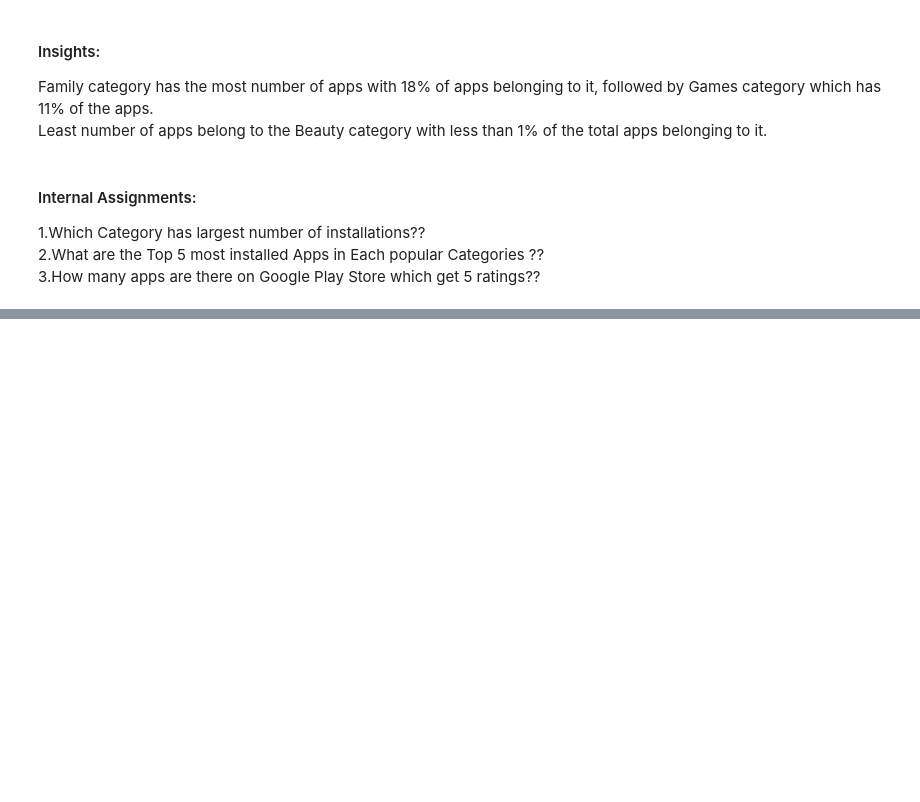
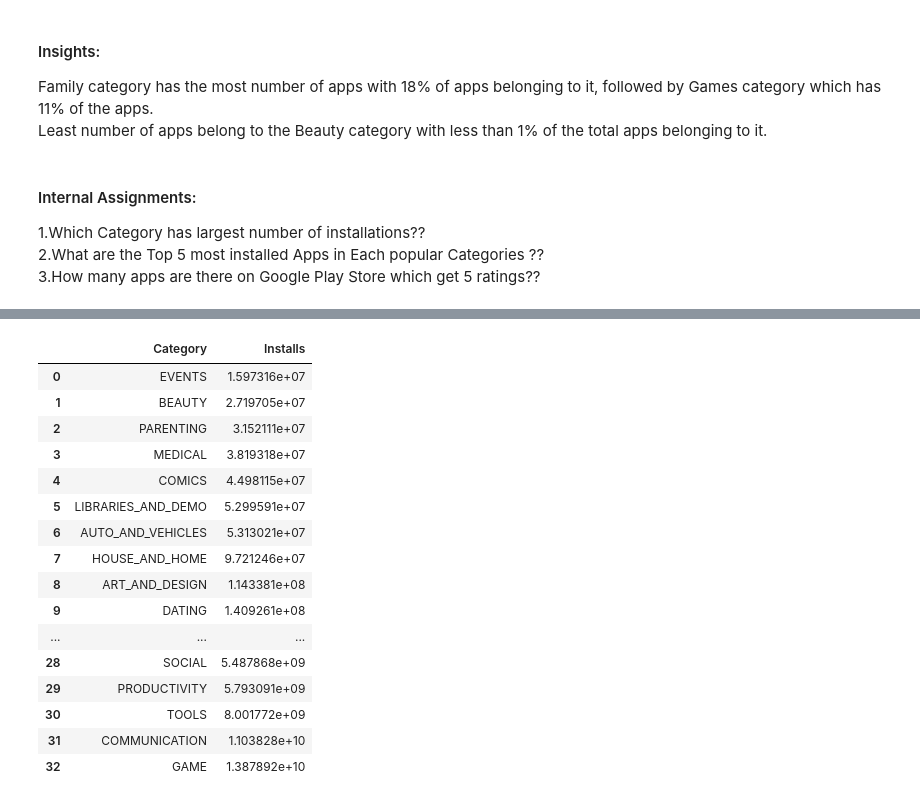
Before and after one commit to pank3004/Codes_Written_By_Me_Short_Notes, a Jupyter notebook: 4.Machine Learning/2.ML Part 2/5.EDA_with_Google_Playstore.ipynb, the cells around one changed output, grey strips where cells are left out. Cells and saved outputs as stored; diff of their text form; code cells hidden in the pictures; blank space fills up the shorter version.

```diff
--- a/4.Machine Learning/2.ML Part 2/5.EDA_with_Google_Playstore.ipynb
+++ b/4.Machine Learning/2.ML Part 2/5.EDA_with_Google_Playstore.ipynb
@@ -602,0 +657,22 @@ Least number of apps belong to the Beauty category with less than 1% of the tota
+# %%
+df_cat_installs=df_copy.groupby(['Category'])['Installs'].sum().sort_values(ascending=True).reset_index()
+# %%
+df_cat_installs
+# %% [output]
+|  | Category | Installs |
+| 0 | EVENTS | 1.597316e+07 |
+| 1 | BEAUTY | 2.719705e+07 |
+| 2 | PARENTING | 3.152111e+07 |
+| 3 | MEDICAL | 3.819318e+07 |
+| 4 | COMICS | 4.498115e+07 |
+| 5 | LIBRARIES_AND_DEMO | 5.299591e+07 |
+| 6 | AUTO_AND_VEHICLES | 5.313021e+07 |
+| 7 | HOUSE_AND_HOME | 9.721246e+07 |
+| 8 | ART_AND_DESIGN | 1.143381e+08 |
+| 9 | DATING | 1.409261e+08 |
+| ... | ... | ... |
+| 28 | SOCIAL | 5.487868e+09 |
+| 29 | PRODUCTIVITY | 5.793091e+09 |
+| 30 | TOOLS | 8.001772e+09 |
+| 31 | COMMUNICATION | 1.103828e+10 |
+| 32 | GAME | 1.387892e+10 |
```
Also changed, not shown: parts of 22 cells of this notebook.
